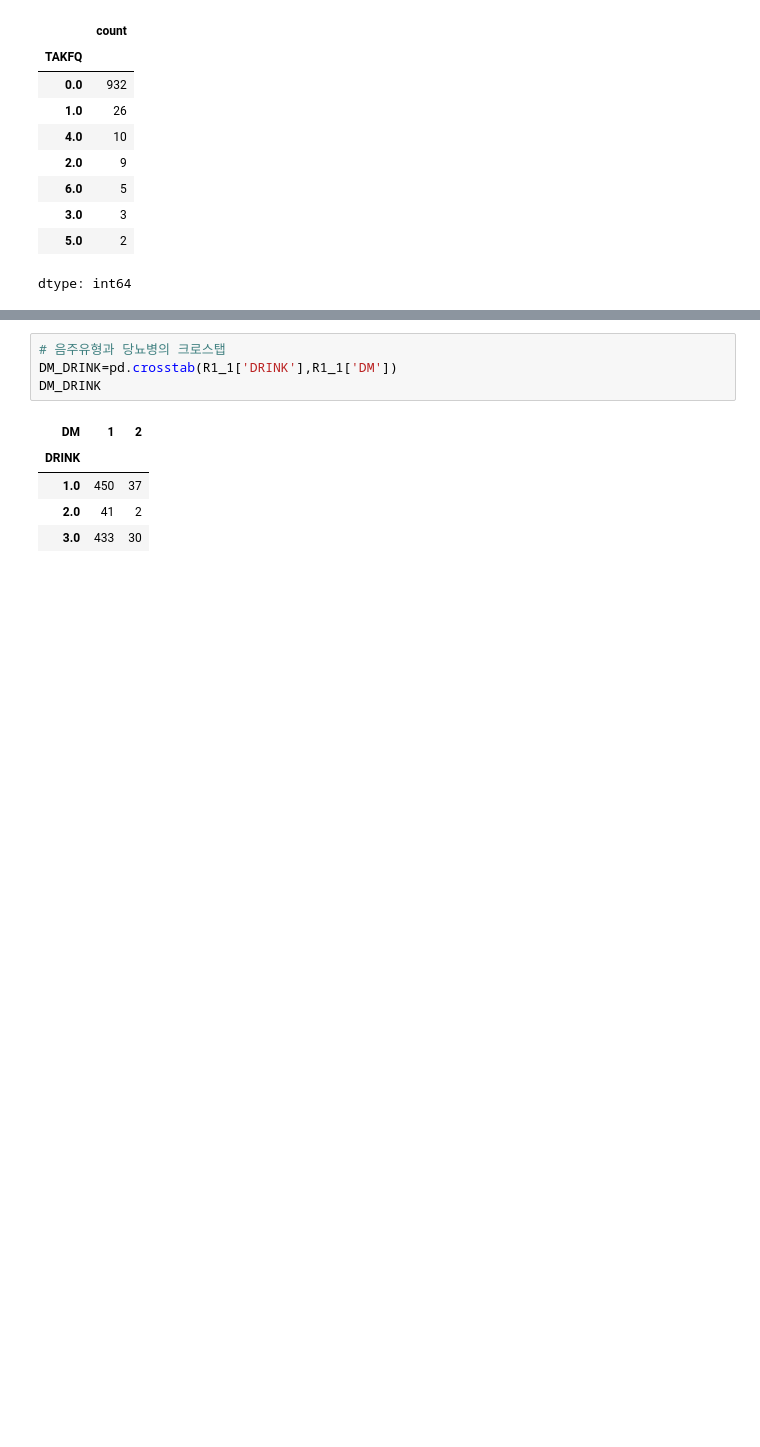
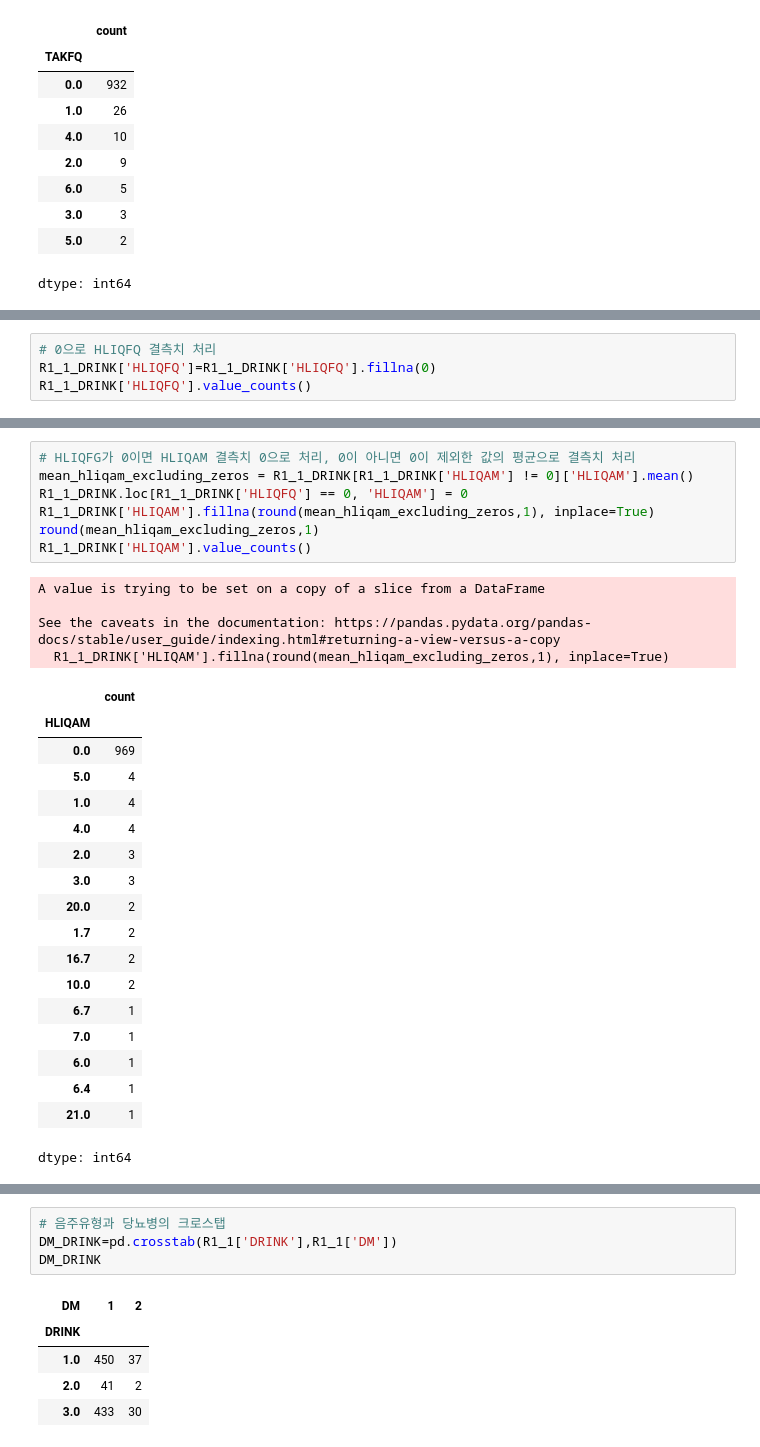
Before and after one commit to JOyongho4/DARTB4, a Jupyter notebook: KoreanHealthRecords.ipynb, the cells around one changed output, grey strips where cells are left out. Drawn from its saved outputs; the diff is of its cells as text; blank space fills up the shorter version.

```diff
--- a/KoreanHealthRecords.ipynb
+++ b/KoreanHealthRecords.ipynb
@@ -327,0 +506,4 @@ dtype: int64
+# %%
+# 0으로 HLIQFQ 결측치 처리
+R1_1_DRINK['HLIQFQ']=R1_1_DRINK['HLIQFQ'].fillna(0)
+R1_1_DRINK['HLIQFQ'].value_counts()
@@ -327,0 +523,30 @@ dtype: int64
+# %%
+# HLIQFG가 0이면 HLIQAM 결측치 0으로 처리, 0이 아니면 0이 제외한 값의 평균으로 결측치 처리
+mean_hliqam_excluding_zeros = R1_1_DRINK[R1_1_DRINK['HLIQAM'] != 0]['HLIQAM'].mean()
+R1_1_DRINK.loc[R1_1_DRINK['HLIQFQ'] == 0, 'HLIQAM'] = 0
+R1_1_DRINK['HLIQAM'].fillna(round(mean_hliqam_excluding_zeros,1), inplace=True)
+round(mean_hliqam_excluding_zeros,1)
+R1_1_DRINK['HLIQAM'].value_counts()
+# %% [output]
+A value is trying to be set on a copy of a slice from a DataFrame
+
+See the caveats in the documentation: https://pandas.pydata.org/pandas-docs/stable/user_guide/indexing.html#returning-a-view-versus-a-copy
+  R1_1_DRINK['HLIQAM'].fillna(round(mean_hliqam_excluding_zeros,1), inplace=True)
+|  | count |
+| HLIQAM |  |
+| 0.0 | 969 |
+| 5.0 | 4 |
+| 1.0 | 4 |
+| 4.0 | 4 |
+| 2.0 | 3 |
+| 3.0 | 3 |
+| 20.0 | 2 |
+| 1.7 | 2 |
+| 16.7 | 2 |
+| 10.0 | 2 |
+| 6.7 | 1 |
+| 7.0 | 1 |
+| 6.0 | 1 |
+| 6.4 | 1 |
+| 21.0 | 1 |
+dtype: int64
```
Also changed, not shown: parts of 23 cells of this notebook.
